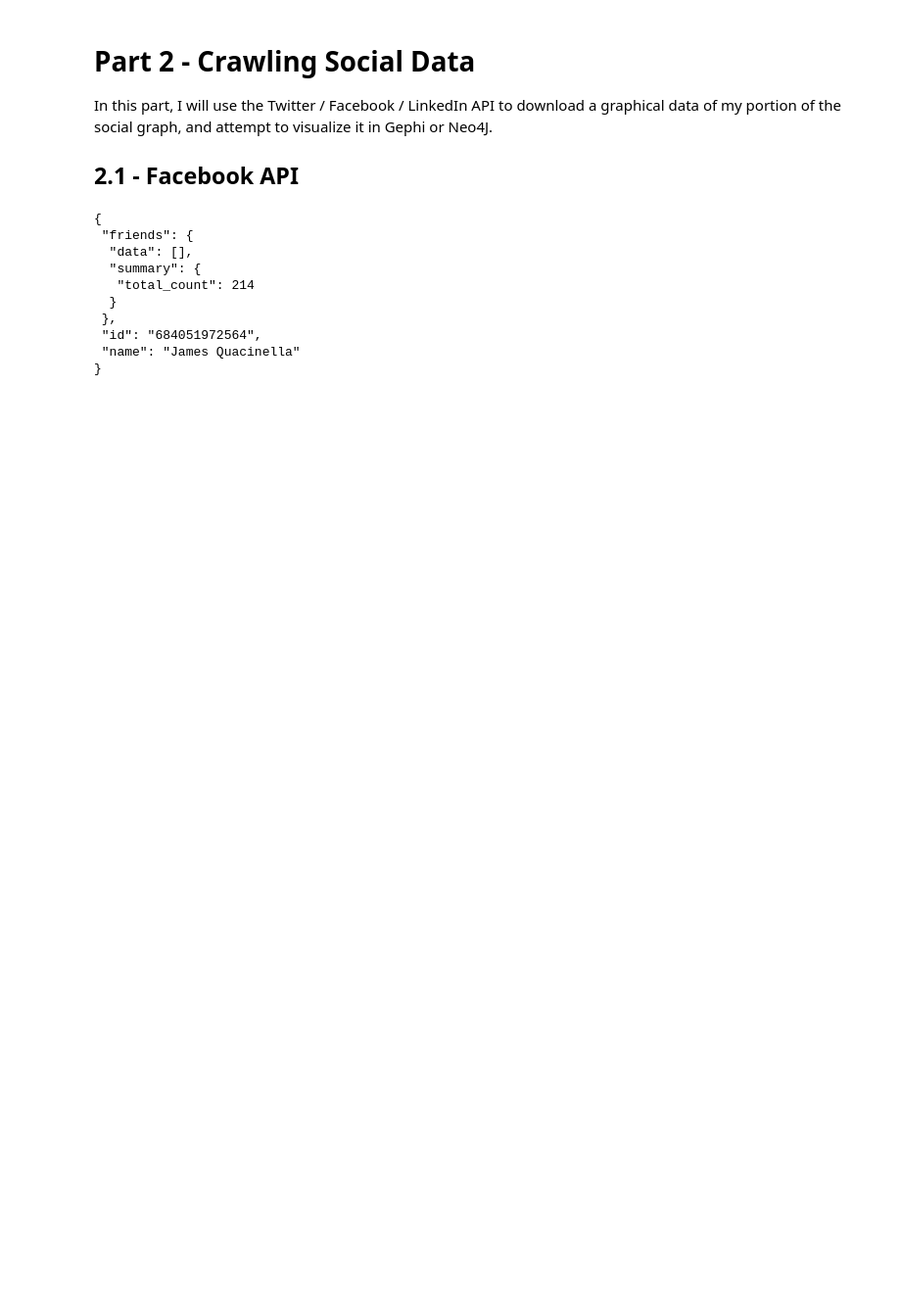
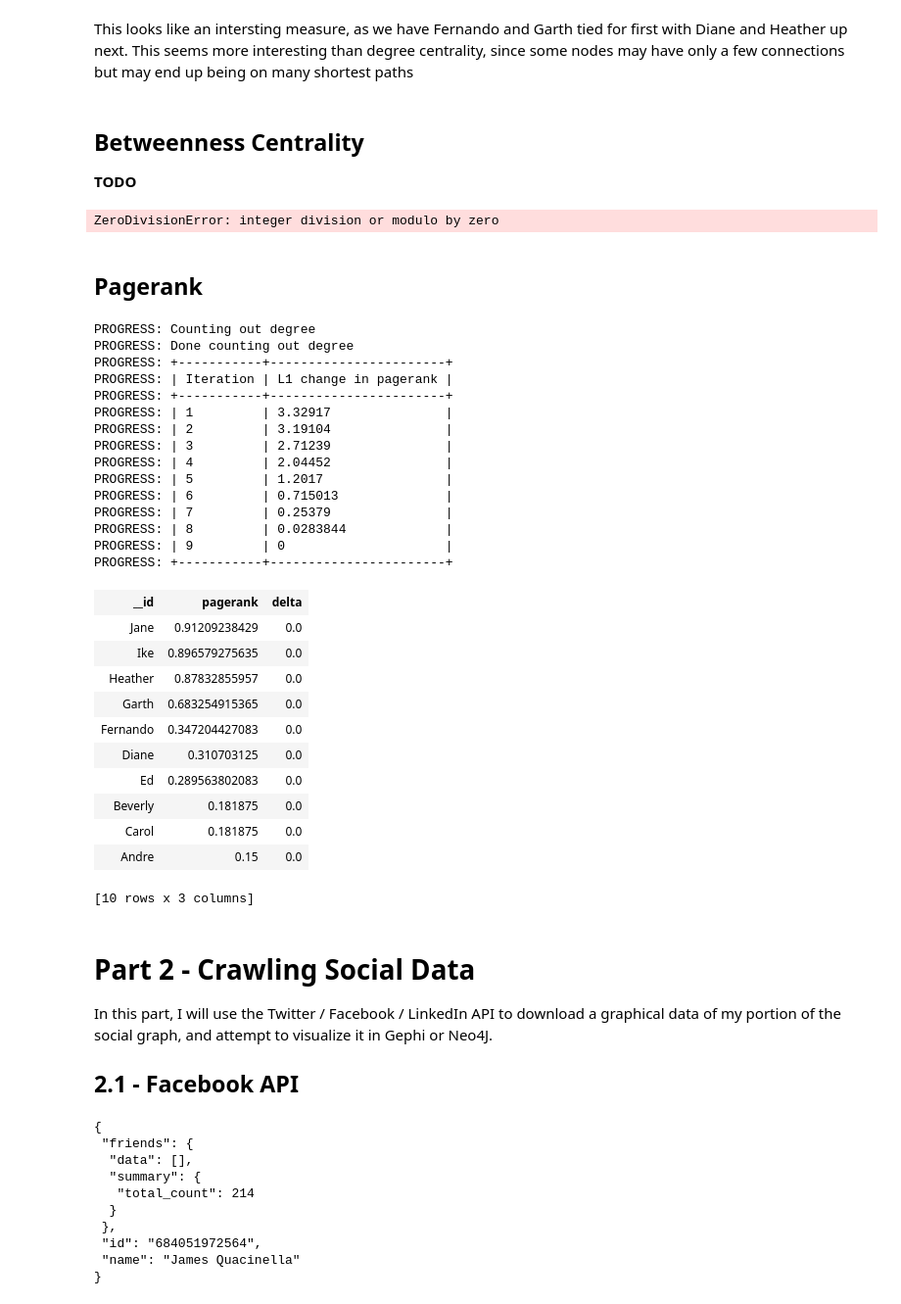
Before and after one commit to amorrowunm7/IndependentStudy, a Jupyter notebook: Week2/Independent Study Week 2 - Social Network Analysis.ipynb, the cells around one changed output. Shown at 98% size. Saved outputs shown, nothing was run; the diff lists cells and outputs as text; code cells hidden in the pictures; blank space fills up the shorter version.

```diff
--- a/Week2/Independent Study Week 2 - Social Network Analysis.ipynb
+++ b/Week2/Independent Study Week 2 - Social Network Analysis.ipynb
@@ -20,6 +20,7 @@ kite_edges = gl.SFrame.read_csv('../Week1/kite_edges.csv')
 g_kite = gl.SGraph()
 g_kite = g_kite.add_vertices(vertices=kite_vertices, vid_field='name')
 g_kite = g_kite.add_edges(edges=kite_edges, src_field='src', dst_field='dst')
+g_kite = g_kite.add_edges(edges=kite_edges, src_field='dst', dst_field='src')
 
 # Visualize graph?
 gl.canvas.set_target('ipynb')
@@ -46,3 +106,59 @@ PROGRESS: Parsing completed. Parsed 18 lines in 0.016303 secs.
+# %% [markdown]
+This looks like an intersting measure, as we have Fernando and Garth tied for first with Diane and Heather up next. This seems more interesting than degree centrality, since some nodes may have only a few connections but may end up being on many shortest paths
+# %% [markdown]
+## Betweenness Centrality
+
+**TODO**
+# %%
+betweenness = { }
+for srcnode in shortestPaths.iteritems():
+    count = 0
+    for dstnode, sp in shortestPaths.iteritems():
+        if srcnode != dstnode:
+            count = count + list(sp['distance']['distance']).count(srcnode)
+    betweenness[srcnode] = count
+
+maxCount = max(betweenness.values())
+
+for node, count in betweenness.iteritems():
+    betweenness[node] = count / maxCount
+
+betweenness
+# %% [output]
+ZeroDivisionError: integer division or modulo by zero
+# %% [markdown]
+## Pagerank
+# %%
+pr = gl.pagerank.create(g_kite)
+pr.get('pagerank').topk(column_name='pagerank')
+# %% [output]
+PROGRESS: Counting out degree
+PROGRESS: Done counting out degree
+PROGRESS: +-----------+-----------------------+
+PROGRESS: | Iteration | L1 change in pagerank |
+PROGRESS: +-----------+-----------------------+
+PROGRESS: | 1         | 3.32917               |
+PROGRESS: | 2         | 3.19104               |
+PROGRESS: | 3         | 2.71239               |
+PROGRESS: | 4         | 2.04452               |
+PROGRESS: | 5         | 1.2017                |
+PROGRESS: | 6         | 0.715013              |
+PROGRESS: | 7         | 0.25379               |
+PROGRESS: | 8         | 0.0283844             |
+PROGRESS: | 9         | 0                     |
+PROGRESS: +-----------+-----------------------+
+| __id | pagerank | delta |
+| Jane | 0.91209238429 | 0.0 |
+| Ike | 0.896579275635 | 0.0 |
+| Heather | 0.87832855957 | 0.0 |
+| Garth | 0.683254915365 | 0.0 |
+| Fernando | 0.347204427083 | 0.0 |
+| Diane | 0.310703125 | 0.0 |
+| Ed | 0.289563802083 | 0.0 |
+| Beverly | 0.181875 | 0.0 |
+| Carol | 0.181875 | 0.0 |
+| Andre | 0.15 | 0.0 |
+[10 rows x 3 columns]
 # %% [markdown]
 # Part 2 - Crawling Social Data
 
```
Also changed, not shown: parts of 25 cells of this notebook, 7 other files.
